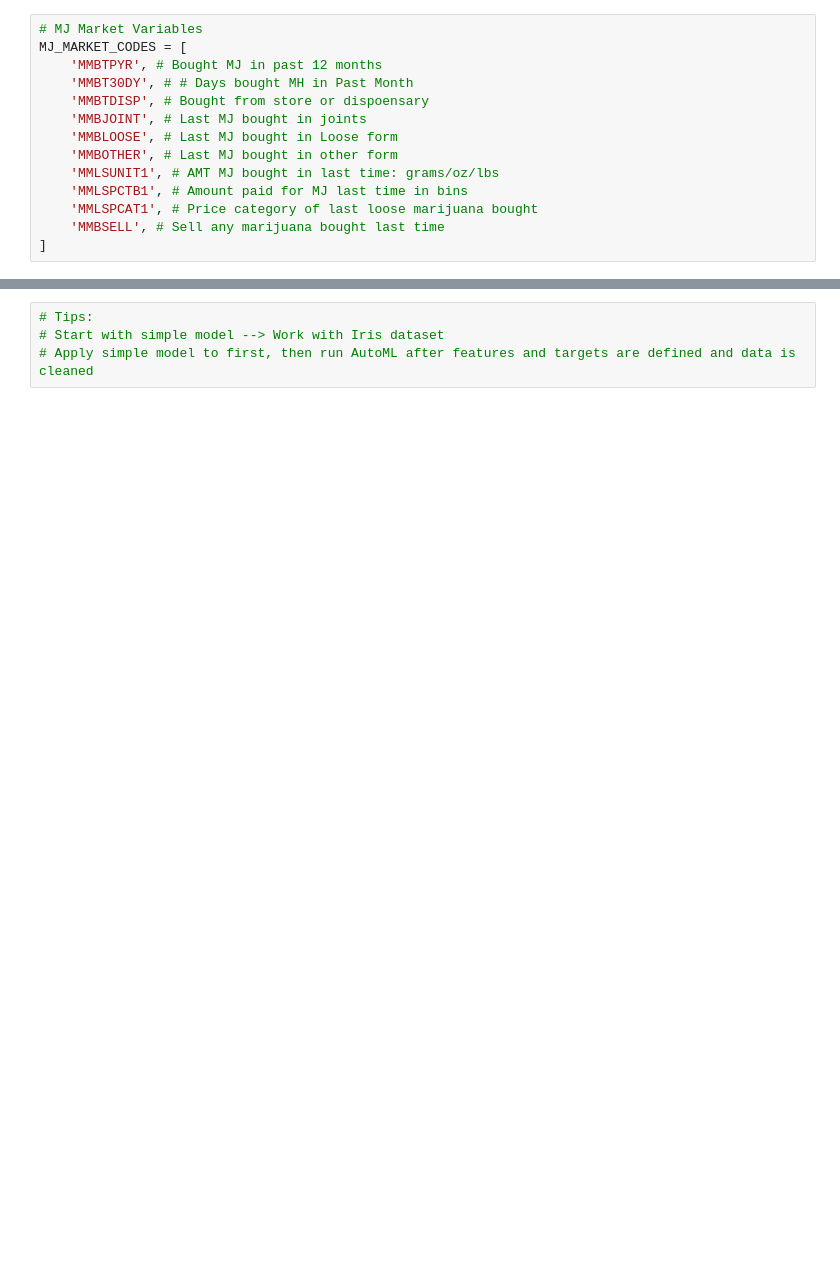
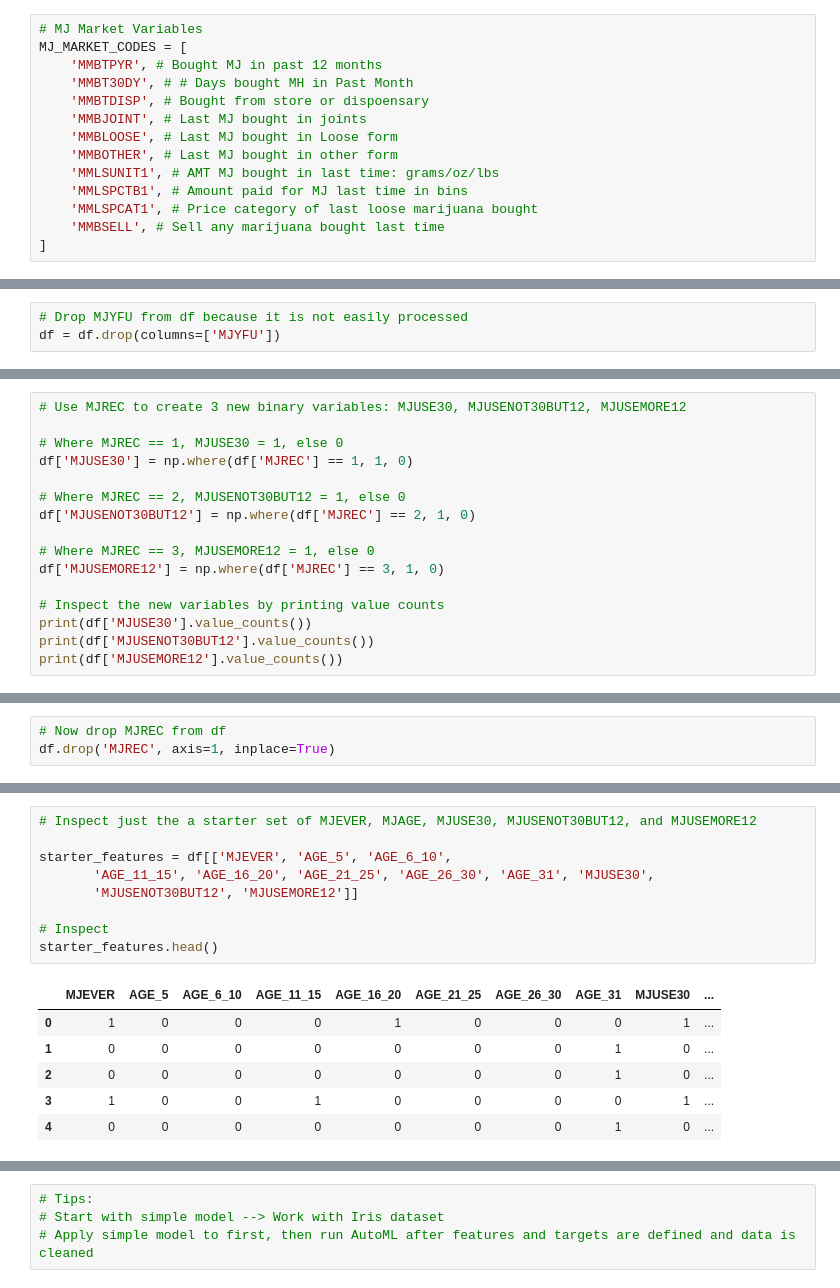
Before and after one commit to melissaprax/substance-use-mental-illness-analysis, a Jupyter notebook: starter.ipynb, the cells around one changed output, grey strips where cells are left out. Drawn from its saved outputs; the diff is of its cells as text; blank space fills up the shorter version.

```diff
--- a/starter.ipynb
+++ b/starter.ipynb
@@ -156,0 +326,3 @@ TARGETS = [
+# %%
+# Drop MJYFU from df because it is not easily processed
+df = df.drop(columns=['MJYFU'])
@@ -156,0 +366,16 @@ TARGETS = [
+# %%
+# Use MJREC to create 3 new binary variables: MJUSE30, MJUSENOT30BUT12, MJUSEMORE12
+
+# Where MJREC == 1, MJUSE30 = 1, else 0
+df['MJUSE30'] = np.where(df['MJREC'] == 1, 1, 0)
+
+# Where MJREC == 2, MJUSENOT30BUT12 = 1, else 0
+df['MJUSENOT30BUT12'] = np.where(df['MJREC'] == 2, 1, 0)
+
+# Where MJREC == 3, MJUSEMORE12 = 1, else 0
+df['MJUSEMORE12'] = np.where(df['MJREC'] == 3, 1, 0)
+
+# Inspect the new variables by printing value counts
+print(df['MJUSE30'].value_counts())
+print(df['MJUSENOT30BUT12'].value_counts())
+print(df['MJUSEMORE12'].value_counts())
@@ -156,0 +392,3 @@ TARGETS = [
+# %%
+# Now drop MJREC from df
+df.drop('MJREC', axis=1, inplace=True)
@@ -156,0 +405,16 @@ TARGETS = [
+# %%
+# Inspect just the a starter set of MJEVER, MJAGE, MJUSE30, MJUSENOT30BUT12, and MJUSEMORE12
+
+starter_features = df[['MJEVER', 'AGE_5', 'AGE_6_10',
+       'AGE_11_15', 'AGE_16_20', 'AGE_21_25', 'AGE_26_30', 'AGE_31', 'MJUSE30',
+       'MJUSENOT30BUT12', 'MJUSEMORE12']]
+
+# Inspect
+starter_features.head()
+# %% [output]
+|  | MJEVER | AGE_5 | AGE_6_10 | AGE_11_15 | AGE_16_20 | AGE_21_25 | AGE_26_30 | AGE_31 | MJUSE30 | ... |
+| 0 | 1 | 0 | 0 | 0 | 1 | 0 | 0 | 0 | 1 | ... |
+| 1 | 0 | 0 | 0 | 0 | 0 | 0 | 0 | 1 | 0 | ... |
+| 2 | 0 | 0 | 0 | 0 | 0 | 0 | 0 | 1 | 0 | ... |
+| 3 | 1 | 0 | 0 | 1 | 0 | 0 | 0 | 0 | 1 | ... |
+| 4 | 0 | 0 | 0 | 0 | 0 | 0 | 0 | 1 | 0 | ... |
```
Also changed, not shown: parts of 49 cells of this notebook.
